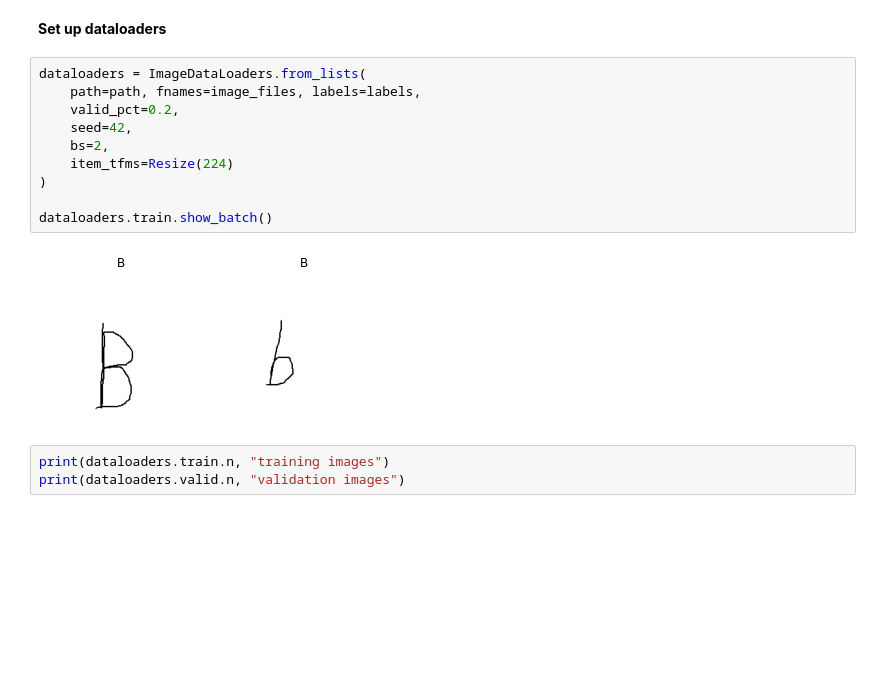
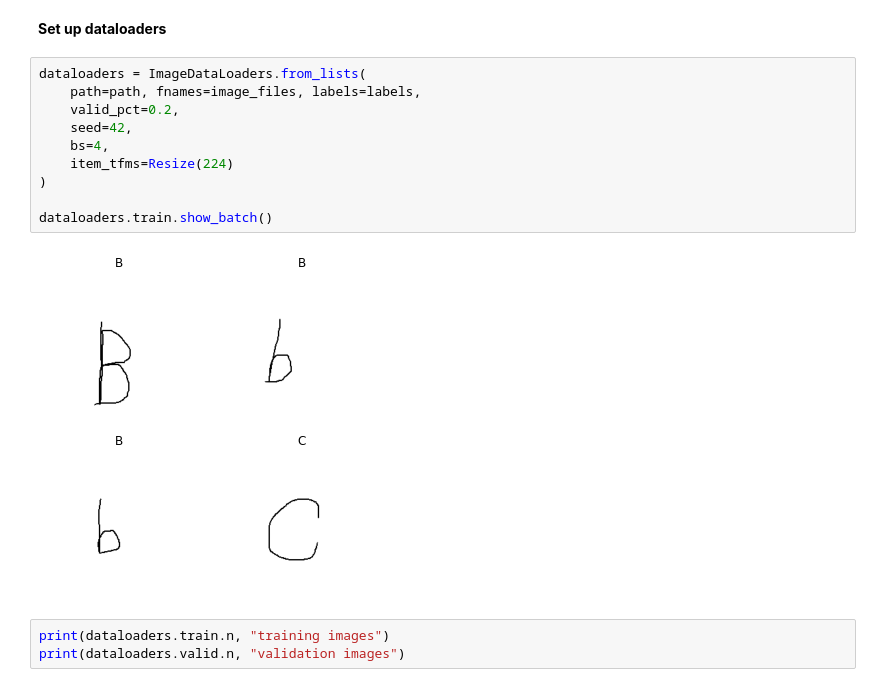
Before and after one commit to Calvin-CS344-23SP/portfolio-repo-TheBguy87, a Jupyter notebook: hw/hw1/hw1.ipynb, the cells around one changed output. Drawn from its saved outputs; the diff is of its cells as text; blank space fills up the shorter version.

```diff
--- a/hw/hw1/hw1.ipynb
+++ b/hw/hw1/hw1.ipynb
@@ -46,15 +46,15 @@ for image in image_files:
 # %%
 dataloaders = ImageDataLoaders.from_lists(
     path=path, fnames=image_files, labels=labels,
     valid_pct=0.2,
     seed=42,
-    bs=2,
+    bs=4,
     item_tfms=Resize(224)
 )
 
 dataloaders.train.show_batch()
 # %% [output]
-[figure, old version]
+[figure, new version]
 # %%
 print(dataloaders.train.n, "training images")
 print(dataloaders.valid.n, "validation images")
```
Also changed, not shown: parts of 4 cells of this notebook.
